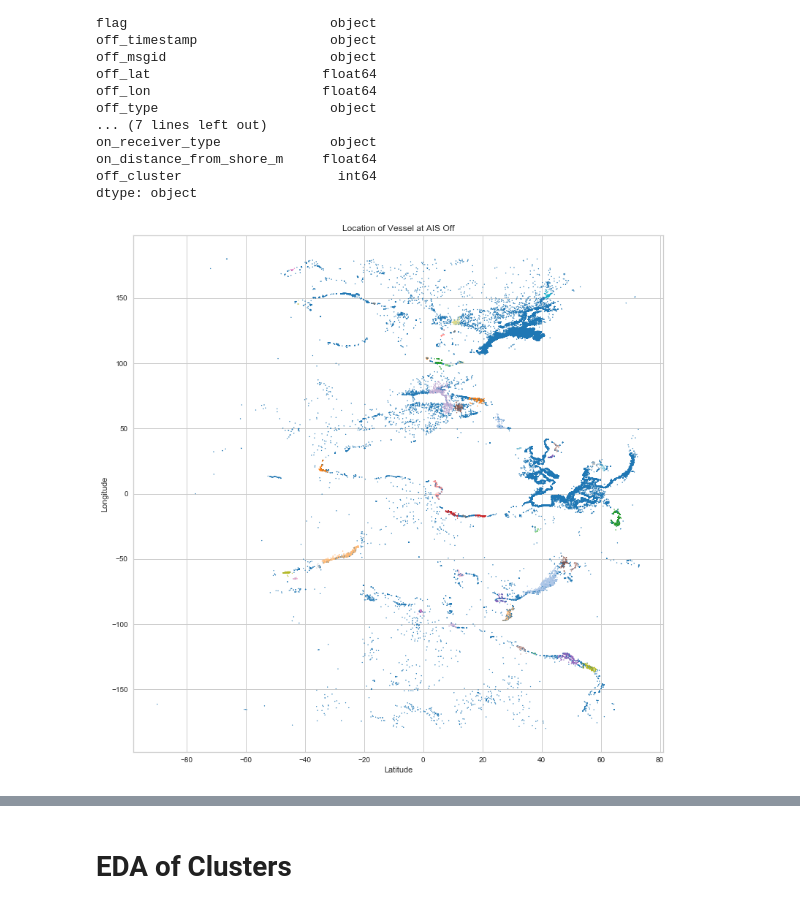
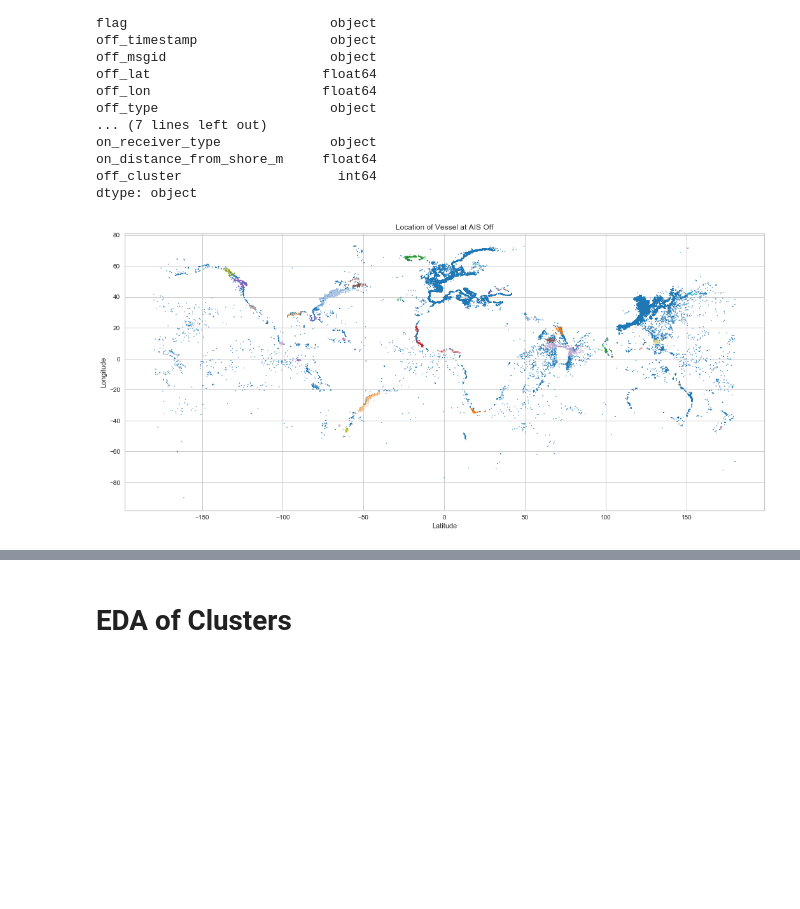
Before and after one commit to jessicarose00/Dark_to_Transparent, a Jupyter notebook: 03_EDA.ipynb, the cells around one changed output, grey strips where cells are left out. Drawn from its saved outputs; the diff is of its cells as text; code cells hidden in the pictures; blank space fills up the shorter version.

Commit message:
updated map scatterplots

```diff
--- a/03_EDA.ipynb
+++ b/03_EDA.ipynb
@@ -464,11 +471,12 @@ off_cluster                    int64
 dtype: object
 # %%
 # Explore clusters visually
-plt.figure(figsize=(13, 13))
-plt.scatter(gap_notreg['off_lat'], gap_notreg['off_lon'], c=gap_notreg['off_cluster'], s=1, cmap="tab20")
+plt.figure(figsize=(18, 8))
+
+plt.scatter(gap_notreg['off_lon'], gap_notreg['off_lat'], c=gap_notreg['off_cluster'], s=1, cmap="tab20")
 plt.xlabel('Latitude')
 plt.ylabel('Longitude')
 plt.title('Location of Vessel at AIS Off');
 # %% [output]
-[figure, old version]
+[figure, new version]
 # %%
```
Also changed, not shown: parts of 21 cells of this notebook.
